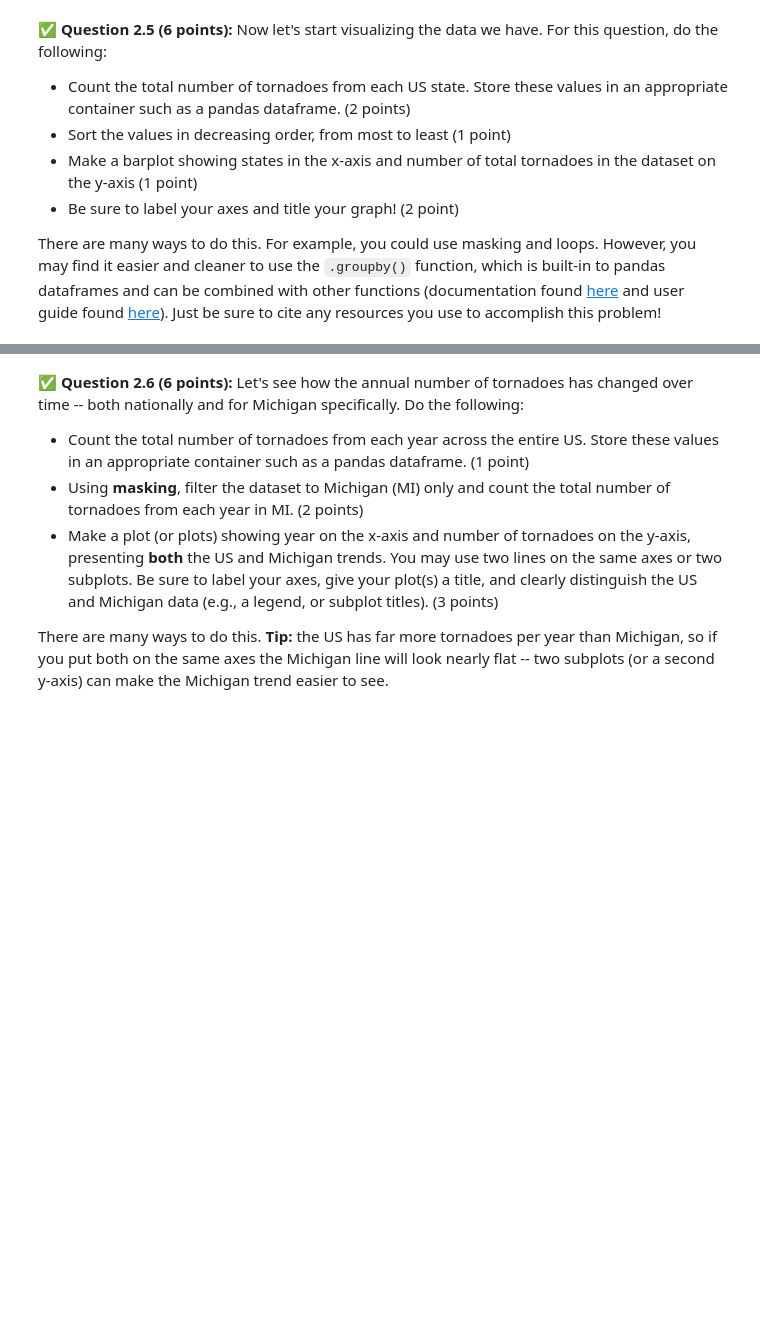
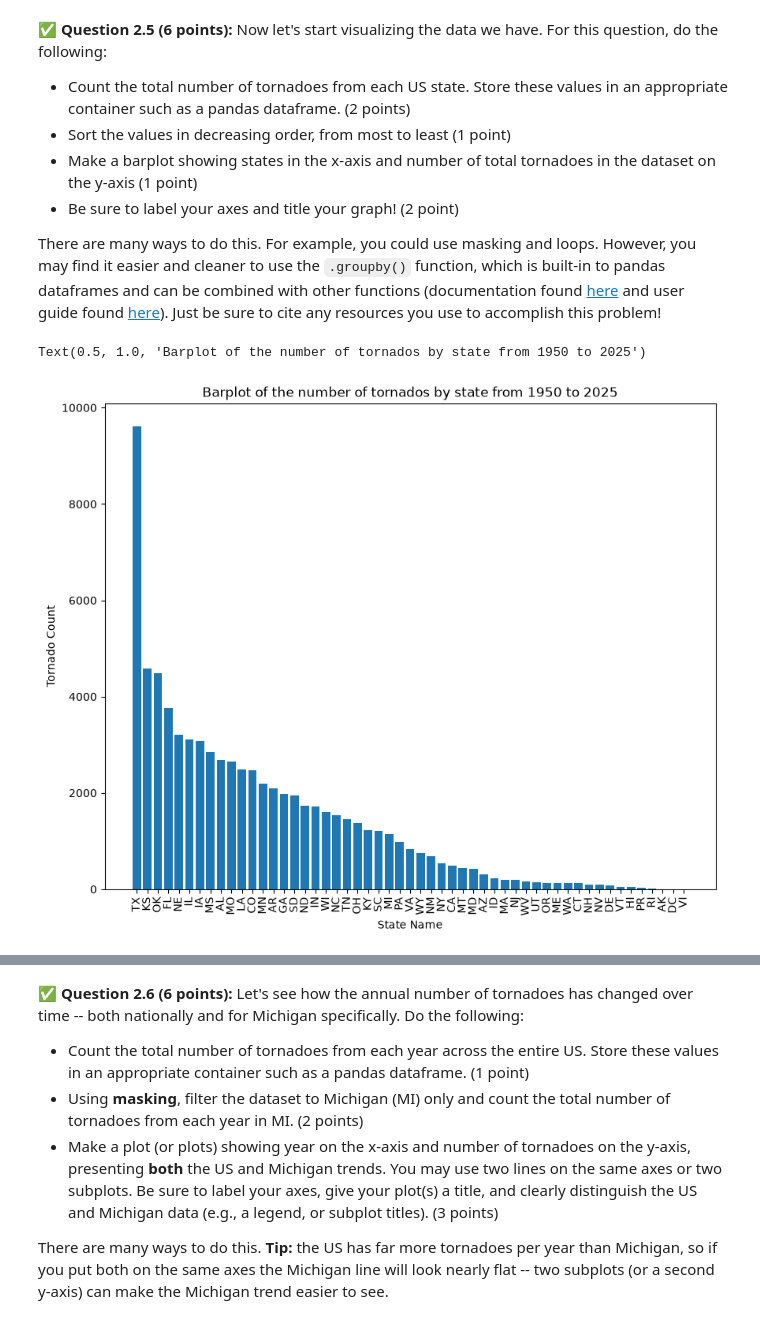
Before and after one commit to alvagile-1811/CMSE202-f26-turnin, a Jupyter notebook: hw-01/HW01-GitPandasPackagesClasses-STUDENT.ipynb, the cells around one changed output, grey strips where cells are left out. Drawn from its saved outputs; the diff is of its cells as text; code cells hidden in the pictures; blank space fills up the shorter version.

```diff
--- a/hw-01/HW01-GitPandasPackagesClasses-STUDENT.ipynb
+++ b/hw-01/HW01-GitPandasPackagesClasses-STUDENT.ipynb
@@ -243,0 +247,6 @@ You will need to use the description substantially when you complete this assign
+# %%
+# Put your code here
+import pandas as pd
+
+tornado = pd.read_csv("1950-2025_actual_tornadoes.csv")
+tornado.head(5)
@@ -287,3 +329,16 @@ There are many ways to do this.  For example, you could use masking and loops.
+# %%
+# Put your code here
+state_tornados = pd.DataFrame(tornado.groupby("st").describe()["sn"]["count"])
+state_tornados_sorted = state_tornados.sort_values(by="count",ascending=False)
+plt.figure(figsize=(10,8))
+plt.bar(x=list(state_tornados_sorted.index),height=state_tornados_sorted["count"])
+plt.xticks(rotation=90)
+plt.xlabel("State Name")
+plt.ylabel("Tornado Count")
+plt.title("Barplot of the number of tornados by state from 1950 to 2025")
+# %% [output]
+Text(0.5, 1.0, 'Barplot of the number of tornados by state from 1950 to 2025')
+[figure, added]
 # %% [markdown]
 <!-- END QUESTION -->
 <!-- DO NOT MODIFY OR DELETE THIS CELL. Make sure your solution to the question above is in the cell(s) above this one. -->
```
Also changed, not shown: parts of 14 cells of this notebook.
